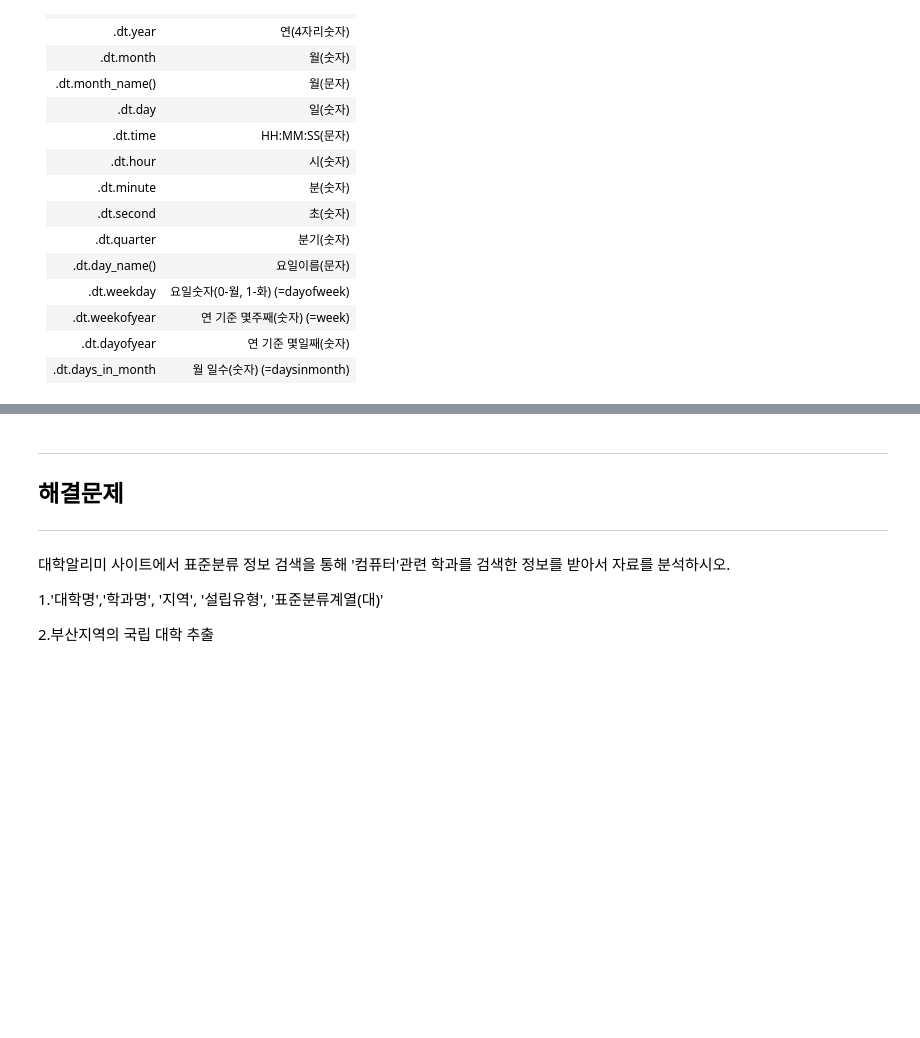
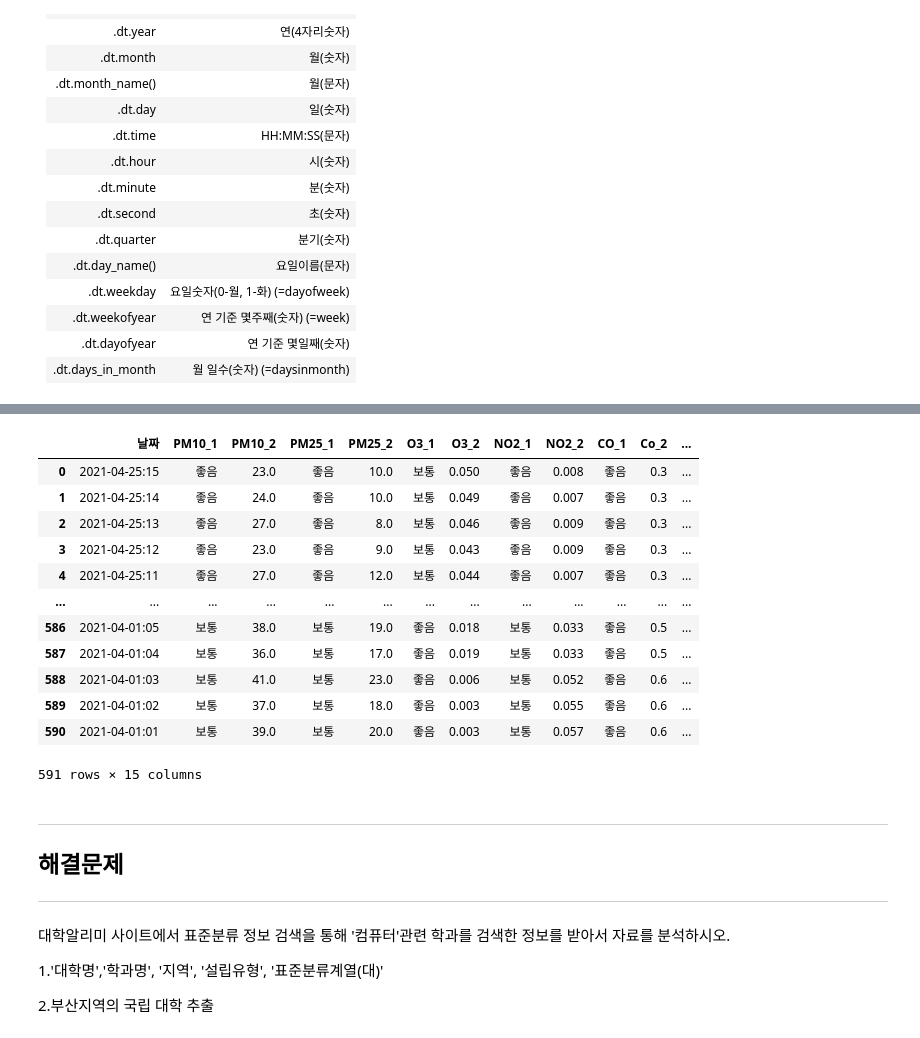
Before and after one commit to wogus7076/python2021, a Jupyter notebook: pandas_02_dataframe.ipynb, the cells around one changed output, grey strips where cells are left out. Saved outputs shown, nothing was run; the diff lists cells and outputs as text; code cells hidden in the pictures; blank space fills up the shorter version.

```diff
--- a/pandas_02_dataframe.ipynb
+++ b/pandas_02_dataframe.ipynb
@@ -380,5 +1113,5 @@ dt 접근자 | 내용
 .dt.dayofyear     | 연 기준 몇일째(숫자)
 .dt.days_in_month | 월 일수(숫자) (=daysinmonth)
 # %%
-data = pd.read_csv('/content/drive/MyDrive/AIData/data/air.csv', encoding='cp949')
+data = pd.read_csv('/content/drive/MyDrive/Python특강/python2021/data/air.csv',encoding='cp949')
 data.info()
@@ -391,6 +1193,20 @@ data.info()
 # %%
 data['요일'] = data['day'].dt.day_name()
-data.head()
+data
+# %% [output]
+|  | 날짜 | PM10_1 | PM10_2 | PM25_1 | PM25_2 | O3_1 | O3_2 | NO2_1 | NO2_2 | CO_1 | Co_2 | ... |
+| 0 | 2021-04-25:15 | 좋음 | 23.0 | 좋음 | 10.0 | 보통 | 0.050 | 좋음 | 0.008 | 좋음 | 0.3 | ... |
+| 1 | 2021-04-25:14 | 좋음 | 24.0 | 좋음 | 10.0 | 보통 | 0.049 | 좋음 | 0.007 | 좋음 | 0.3 | ... |
+| 2 | 2021-04-25:13 | 좋음 | 27.0 | 좋음 | 8.0 | 보통 | 0.046 | 좋음 | 0.009 | 좋음 | 0.3 | ... |
+| 3 | 2021-04-25:12 | 좋음 | 23.0 | 좋음 | 9.0 | 보통 | 0.043 | 좋음 | 0.009 | 좋음 | 0.3 | ... |
+| 4 | 2021-04-25:11 | 좋음 | 27.0 | 좋음 | 12.0 | 보통 | 0.044 | 좋음 | 0.007 | 좋음 | 0.3 | ... |
+| ... | ... | ... | ... | ... | ... | ... | ... | ... | ... | ... | ... | ... |
+| 586 | 2021-04-01:05 | 보통 | 38.0 | 보통 | 19.0 | 좋음 | 0.018 | 보통 | 0.033 | 좋음 | 0.5 | ... |
+| 587 | 2021-04-01:04 | 보통 | 36.0 | 보통 | 17.0 | 좋음 | 0.019 | 보통 | 0.033 | 좋음 | 0.5 | ... |
+| 588 | 2021-04-01:03 | 보통 | 41.0 | 보통 | 23.0 | 좋음 | 0.006 | 보통 | 0.052 | 좋음 | 0.6 | ... |
+| 589 | 2021-04-01:02 | 보통 | 37.0 | 보통 | 18.0 | 좋음 | 0.003 | 보통 | 0.055 | 좋음 | 0.6 | ... |
+| 590 | 2021-04-01:01 | 보통 | 39.0 | 보통 | 20.0 | 좋음 | 0.003 | 보통 | 0.057 | 좋음 | 0.6 | ... |
+591 rows × 15 columns
 # %% [markdown]
 
 
```
Also changed, not shown: parts of 69 cells of this notebook.
